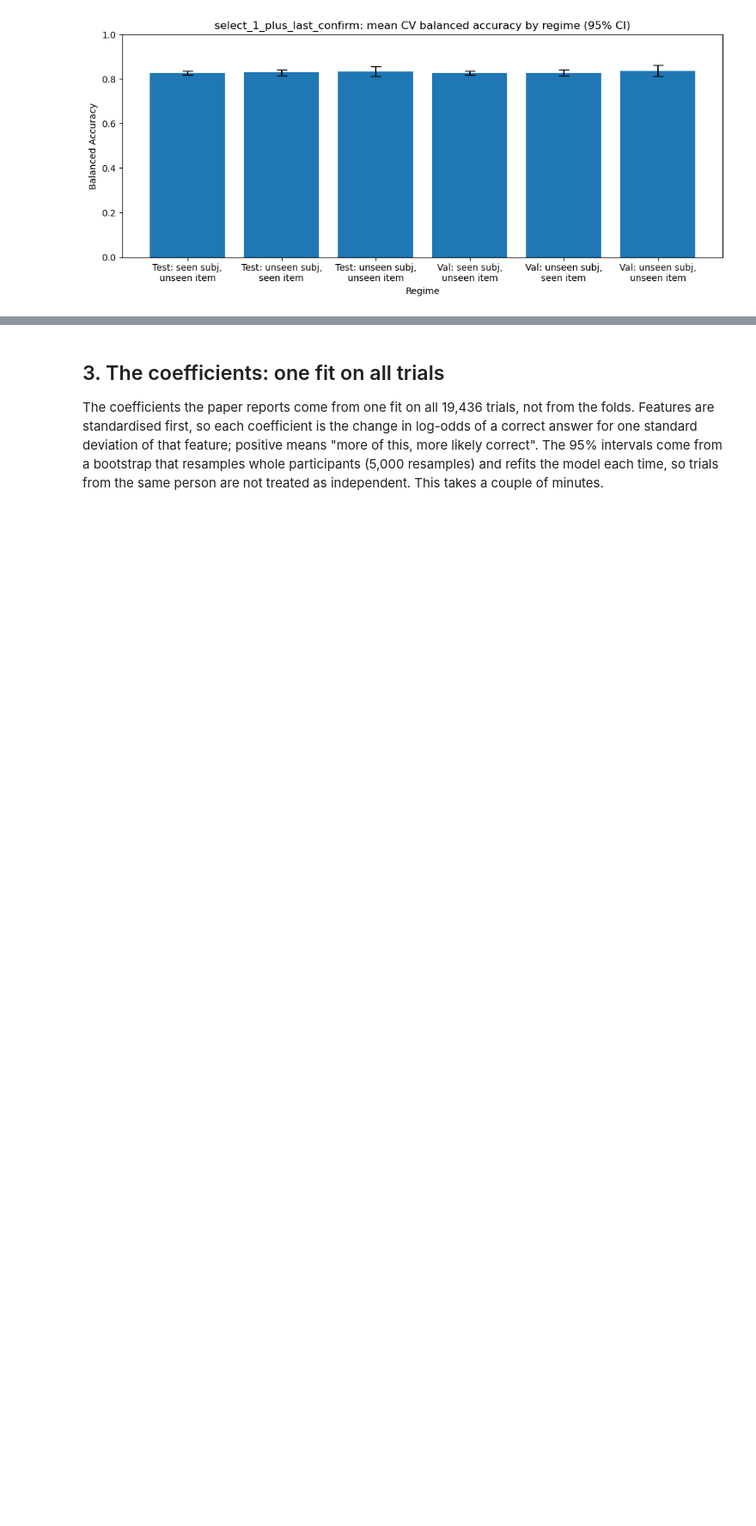
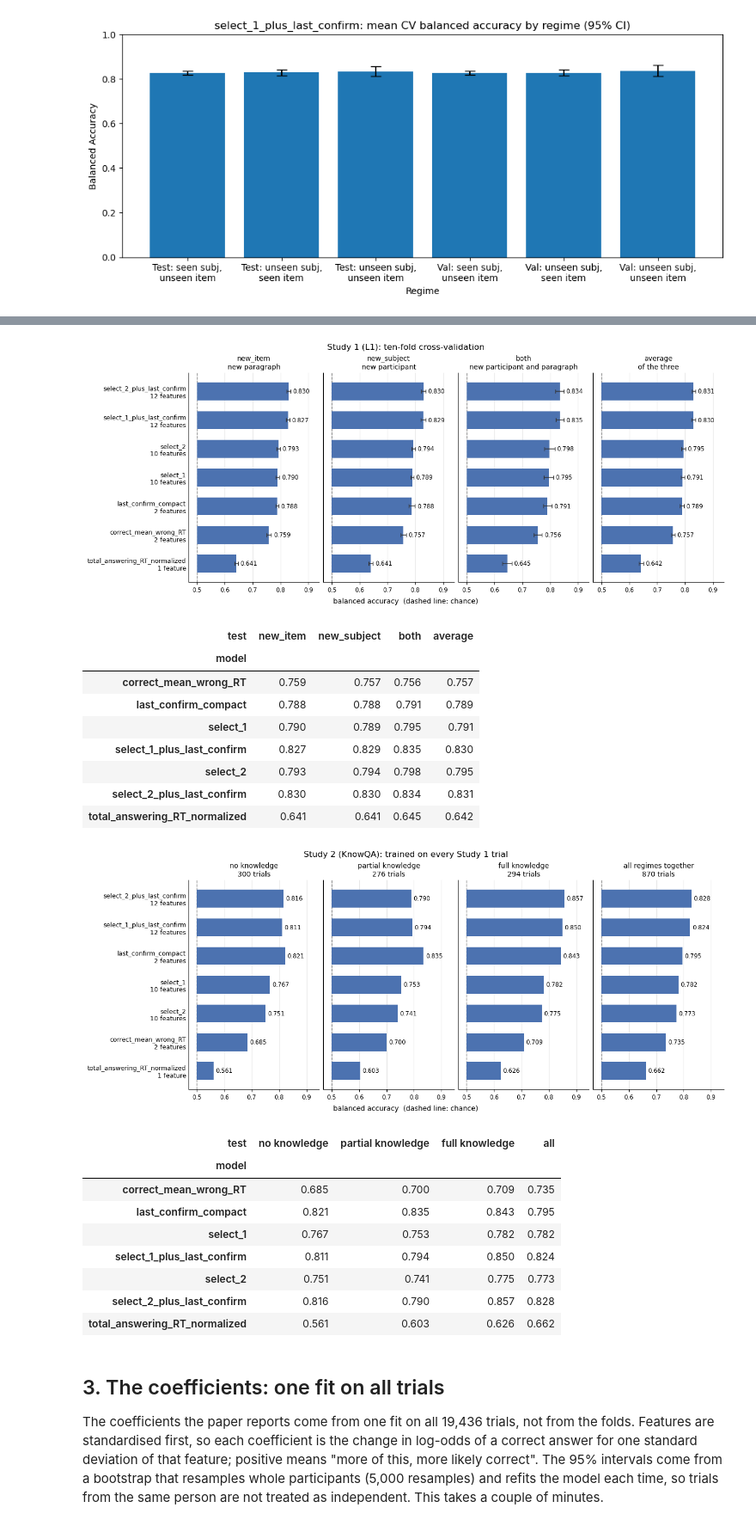
Before and after one commit to Mormorfor/QA_eyetracking, a Jupyter notebook: src/analyses/correctness_prediction/overview.ipynb, the cells around one changed output, grey strips where cells are left out. Shown at 86% size. Cells and saved outputs as stored; diff of their text form; code cells hidden in the pictures; blank space fills up the shorter version.

Commit message:
models comparison functionality

```diff
--- a/src/analyses/correctness_prediction/overview.ipynb
+++ b/src/analyses/correctness_prediction/overview.ipynb
@@ -153,3 +172,34 @@ for name in FEATURE_SETS:
+# %%
+comparison = run_model_comparison(word_df, load_feature_sets(), trial_df=trial_df, verbose=False)
+
+scores = comparison["scores"]
+for ds in TESTS:   # "l1", then "knowqa"
+    plot_model_comparison(comparison, dataset=ds)
+    plt.show()
+    display(scores[scores["dataset"] == ds]
+            .pivot(index="model", columns="test", values="balanced_accuracy")[TESTS[ds]]
+            .round(3))
+# %% [output]
+[figure, added]
+| test | new_item | new_subject | both | average |
+| model |  |  |  |  |
+| correct_mean_wrong_RT | 0.759 | 0.757 | 0.756 | 0.757 |
+| last_confirm_compact | 0.788 | 0.788 | 0.791 | 0.789 |
+| select_1 | 0.790 | 0.789 | 0.795 | 0.791 |
+| select_1_plus_last_confirm | 0.827 | 0.829 | 0.835 | 0.830 |
+| select_2 | 0.793 | 0.794 | 0.798 | 0.795 |
+| select_2_plus_last_confirm | 0.830 | 0.830 | 0.834 | 0.831 |
+| total_answering_RT_normalized | 0.641 | 0.641 | 0.645 | 0.642 |
+[figure, added]
+| test | no knowledge | partial knowledge | full knowledge | all |
+| model |  |  |  |  |
+| correct_mean_wrong_RT | 0.685 | 0.700 | 0.709 | 0.735 |
+| last_confirm_compact | 0.821 | 0.835 | 0.843 | 0.795 |
+| select_1 | 0.767 | 0.753 | 0.782 | 0.782 |
+| select_1_plus_last_confirm | 0.811 | 0.794 | 0.850 | 0.824 |
+| select_2 | 0.751 | 0.741 | 0.775 | 0.773 |
+| select_2_plus_last_confirm | 0.816 | 0.790 | 0.857 | 0.828 |
+| total_answering_RT_normalized | 0.561 | 0.603 | 0.626 | 0.662 |
 # %% [markdown]
 ## 3. The coefficients: one fit on all trials
 
```
Also changed, not shown: parts of 2 cells of this notebook, 23 other files.
